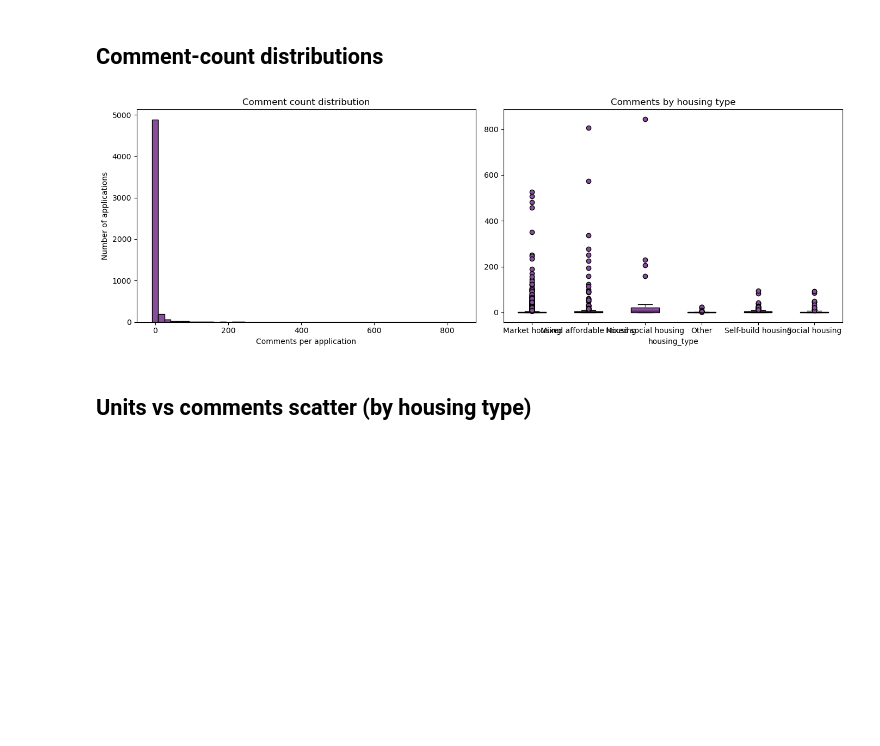
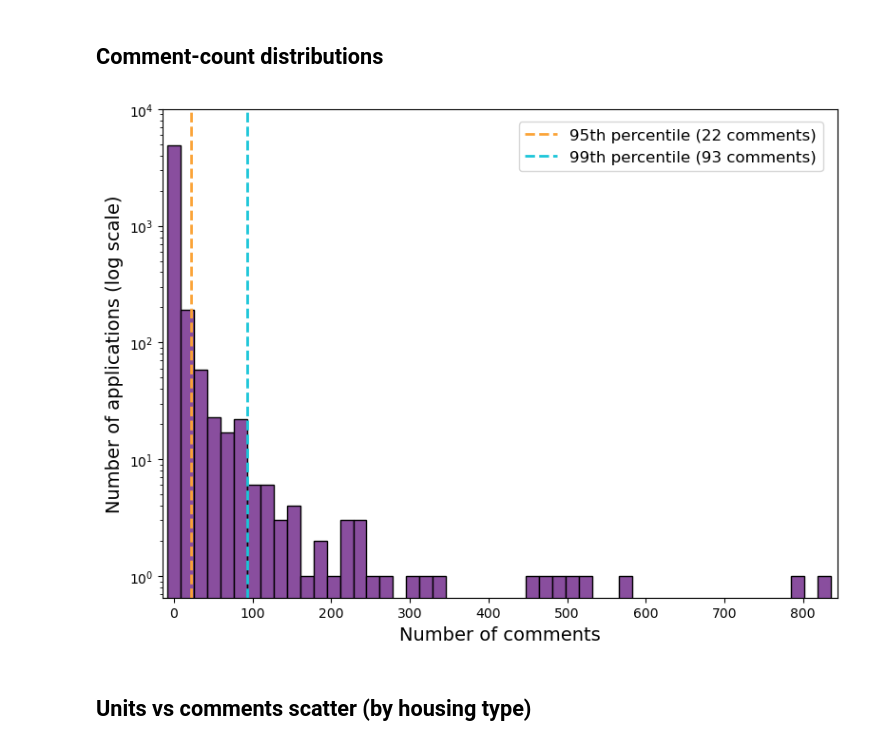
Before and after one commit to Bea-Taylor/nimby_nlp, a Jupyter notebook: notebooks/02_descriptive_analysis.ipynb, the cells around one changed output. Saved outputs shown, nothing was run; the diff lists cells and outputs as text; code cells hidden in the pictures; blank space fills up the shorter version.

```diff
--- a/notebooks/02_descriptive_analysis.ipynb
+++ b/notebooks/02_descriptive_analysis.ipynb
@@ -108,30 +216,58 @@ plt.show()
 # %% [markdown]
 ## Comment-count distributions
-# %%
-fig, axes = plt.subplots(1, 2, figsize=(14, 5))
-
-# Histogram
-axes[0].hist(application_df["comment_count"], bins=50, color="#894e9e",
-             edgecolor="black", align="left")
-axes[0].set_xlabel("Comments per application")
-axes[0].set_ylabel("Number of applications")
-axes[0].set_title("Comment count distribution")
-
-# Box plot by housing type
-application_df.boxplot(
-    column="comment_count", by="housing_type",
-    ax=axes[1], grid=False, patch_artist=True,
-    boxprops=dict(facecolor="#894e9e", color="black"),
-    medianprops=dict(color="black"),
-    flierprops=dict(markerfacecolor="#894e9e", markeredgecolor="black"),
-)
-axes[1].set_title("Comments by housing type")
-plt.suptitle("")
-plt.tight_layout()
-plt.savefig(FIGURES_DIR / "comment_count_distributions.png", dpi=150, bbox_inches="tight")
-plt.show()
-# %% [output]
-[figure, removed]
+# %%
+plt.figure(figsize=(8, 6))
+
+all_comments = application_df["comment_count"].dropna()
+
+# Histogram
+counts, bins, patches = plt.hist(
+    application_df['comment_count'],
+    bins=50,
+    stacked=True,
+    color=["#894e9e"],
+    edgecolor="black",
+    align="left",
+    zorder=1
+)
+
+# 95th percentile
+# plot on top of histogram to make it more visible
+p95 = np.percentile(all_comments, 95)
+
+plt.axvline(
+    p95,
+    color="#fba337",
+    linestyle="--",
+    linewidth=2,
+    label=f"95th percentile ({p95:.0f} comments)"
+)
+
+p99 = np.percentile(all_comments, 99)
+plt.axvline(
+    p99,
+    color="#1cc6d9",
+    linestyle="--",
+    linewidth=2,
+    label=f"99th percentile ({p99:.0f} comments)"
+)
+
+plt.yscale("log")
+plt.ylim(0, 10000)
+plt.xlim(-15, all_comments.max())
+
+# Set specific tick marks y axis at 1, 10, 100, 1000, 10000
+plt.yticks([1, 10, 100, 1000, 10000], ['1', '10', '100', '1000', '10,000'])
+plt.xlabel("Number of comments", fontsize=14)
+plt.ylabel("Number of applications (log scale)", fontsize=14)
+plt.legend(bbox_to_anchor=(0.99, 0.99), fontsize=12)
+
+plt.suptitle("")
+plt.tight_layout()
+plt.savefig(FIGURES_DIR / "comment_count_distributions.png", dpi=150, bbox_inches="tight")
+plt.show()
+# %% [output]
+[figure, added]
 # %% [markdown]
 ## Units vs comments scatter (by housing type)
 # %%
```
Also changed, not shown: parts of 10 cells of this notebook, 4 other files.
